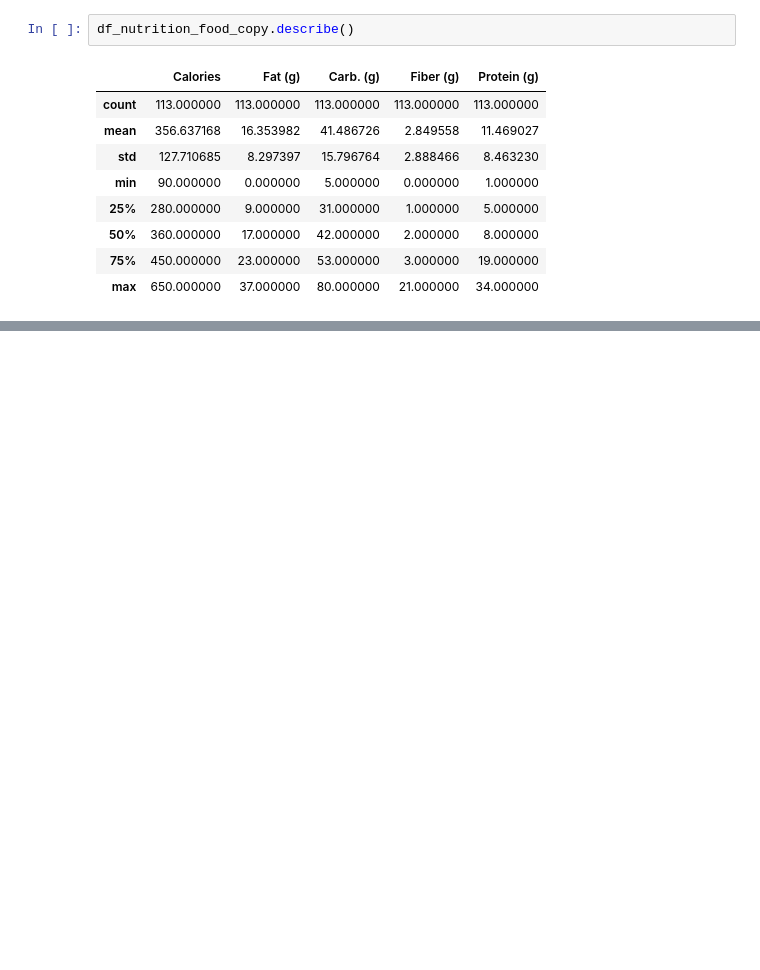
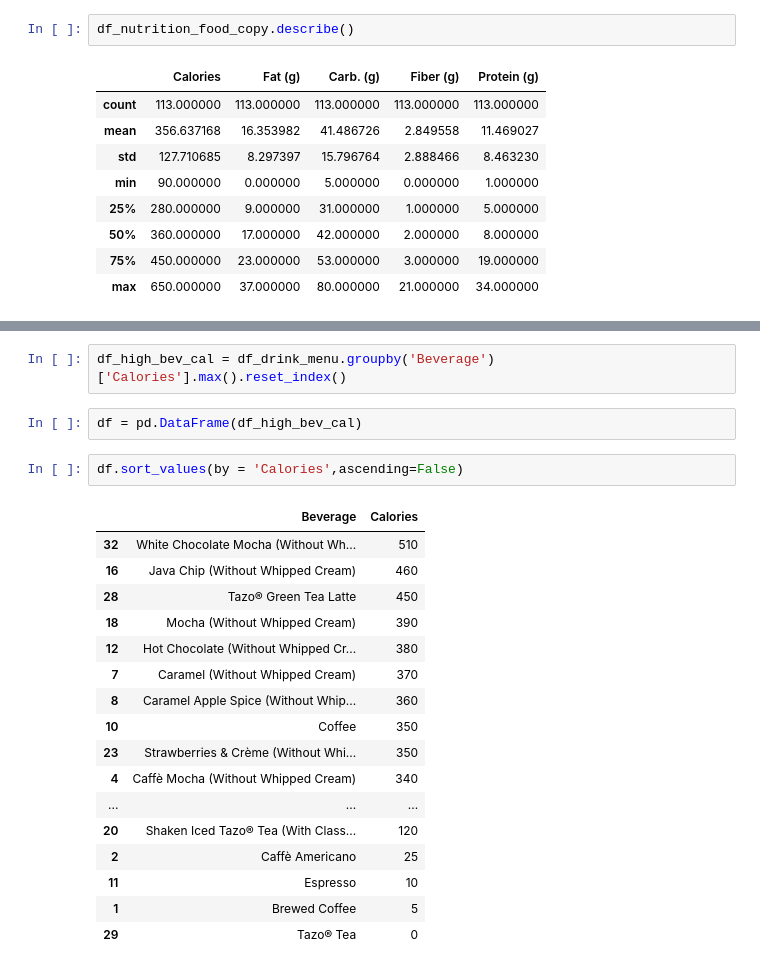
Before and after one commit to kunjshah0703/PersonalProjects, a Jupyter notebook: Starbucks.ipynb, the cells around one changed output, grey strips where cells are left out. Saved outputs shown, nothing was run; the diff lists cells and outputs as text; blank space fills up the shorter version.

```diff
--- a/Starbucks.ipynb
+++ b/Starbucks.ipynb
@@ -589,0 +637,24 @@ df_nutrition_food_copy.to_csv('Cleaned_nutrition_food.csv', index=False)
+# %%
+df_high_bev_cal = df_drink_menu.groupby('Beverage')['Calories'].max().reset_index()
+# %%
+df = pd.DataFrame(df_high_bev_cal)
+# %%
+df.sort_values(by = 'Calories',ascending=False)
+# %% [output]
+|  | Beverage | Calories |
+| 32 | White Chocolate Mocha (Without Wh... | 510 |
+| 16 | Java Chip (Without Whipped Cream) | 460 |
+| 28 | Tazo® Green Tea Latte | 450 |
+| 18 | Mocha (Without Whipped Cream) | 390 |
+| 12 | Hot Chocolate (Without Whipped Cr... | 380 |
+| 7 | Caramel (Without Whipped Cream) | 370 |
+| 8 | Caramel Apple Spice (Without Whip... | 360 |
+| 10 | Coffee | 350 |
+| 23 | Strawberries & Crème (Without Whi... | 350 |
+| 4 | Caffè Mocha (Without Whipped Cream) | 340 |
+| ... | ... | ... |
+| 20 | Shaken Iced Tazo® Tea (With Class... | 120 |
+| 2 | Caffè Americano | 25 |
+| 11 | Espresso | 10 |
+| 1 | Brewed Coffee | 5 |
+| 29 | Tazo® Tea | 0 |
```
Also changed, not shown: parts of 18 cells of this notebook, 1 other file.
